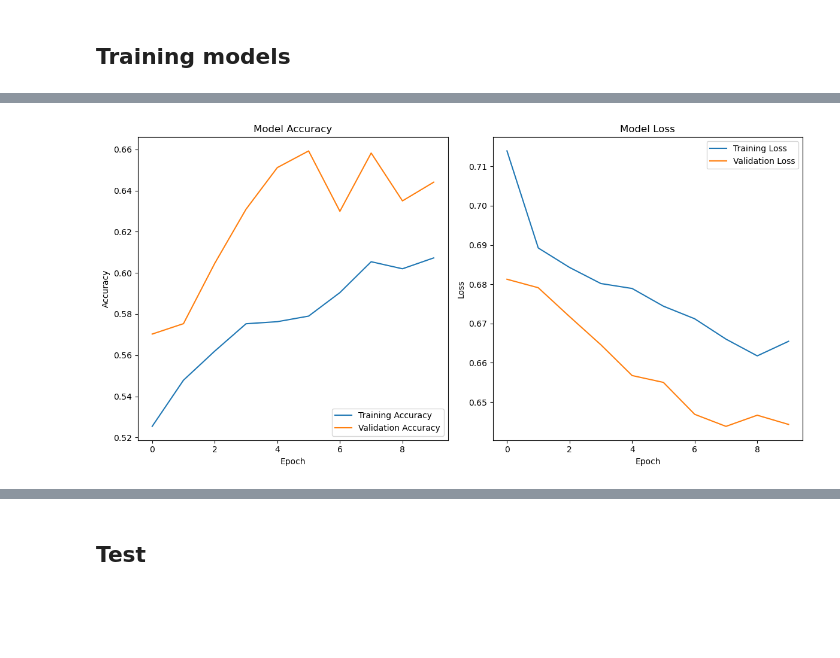
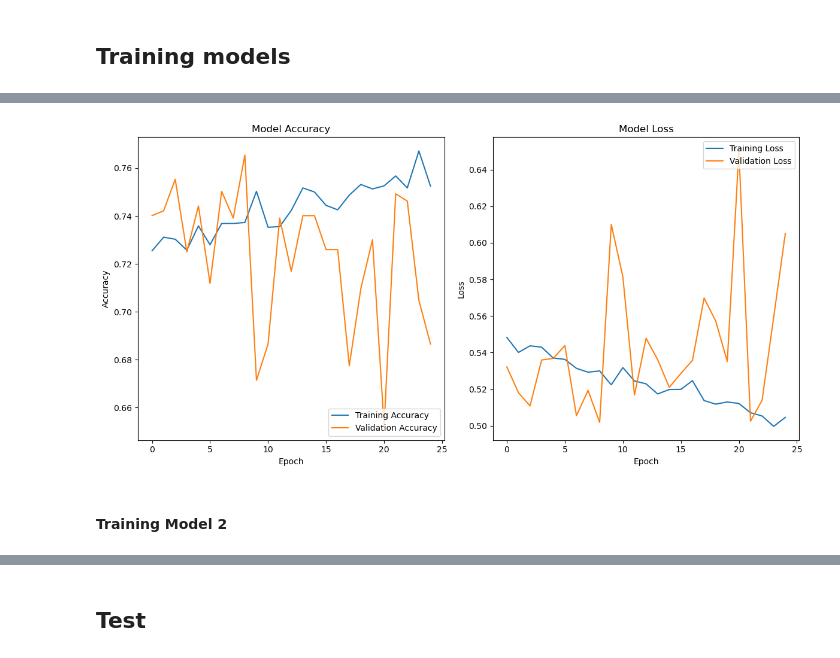
Before and after one commit to rohan8980/DeepGuard, a Jupyter notebook: Notebooks/Data Modelling.ipynb, the cells around one changed output, grey strips where cells are left out. Drawn from its saved outputs; the diff is of its cells as text; code cells hidden in the pictures; blank space fills up the shorter version.

Commit message:
First model

```diff
--- a/Notebooks/Data Modelling.ipynb
+++ b/Notebooks/Data Modelling.ipynb
@@ -213,6 +213,9 @@ model1 = Sequential([                                                  # 224x224
     Conv2D(64, (3, 3), activation='relu'),                             # 109x109x64
     MaxPooling2D(pool_size=(2, 2)),                                    # 54x54x64
 
+    Conv2D(128, (3, 3), activation='relu'),
+    MaxPooling2D(pool_size=(2, 2)),
+
     Flatten(),
     Dense(256, activation='relu'),
     Dropout(0.5),
@@ -288,8 +334,11 @@ def train_gen (model, train_generator, valid_generator, epochs, batch_size):
+# %%
+model1.load_weights('model1_50.h5')
 # %%
 batch_size = 32
-epochs=10
+epochs=25
 
-history = model1.fit(
+# history1 = train_gen(model1, train_augmented_generator, valid_augmented_generator, 10, 32)
+history1 = model1.fit(
     train_augmented_generator,
     steps_per_epoch=len(train_augmented_generator),
     epochs=epochs,
@@ -334,24 +369,24 @@ Epoch 10/10
 # %%
 fig, axs = plt.subplots(1, 2, figsize=(12, 6))
 
 # Plot training & validation accuracy values
-axs[0].plot(history.history['accuracy'], label='Training Accuracy')
-axs[0].plot(history.history['val_accuracy'], label='Validation Accuracy')
+axs[0].plot(history1.history['accuracy'], label='Training Accuracy')
+axs[0].plot(history1.history['val_accuracy'], label='Validation Accuracy')
 axs[0].set_title('Model Accuracy')
 axs[0].set_ylabel('Accuracy')
 axs[0].set_xlabel('Epoch')
 axs[0].legend(loc='lower right')
 
 # Plot training & validation loss values
-axs[1].plot(history.history['loss'], label='Training Loss')
-axs[1].plot(history.history['val_loss'], label='Validation Loss')
+axs[1].plot(history1.history['loss'], label='Training Loss')
+axs[1].plot(history1.history['val_loss'], label='Validation Loss')
 axs[1].set_title('Model Loss')
 axs[1].set_ylabel('Loss')
 axs[1].set_xlabel('Epoch')
 axs[1].legend(loc='upper right')
 
 # Adjust layout
 plt.tight_layout()
 plt.show()
 # %% [output]
-[figure, old version]
+[figure, new version]
@@ -366,0 +393,2 @@ plt.show()
+# %% [markdown]
+#### Training Model 2
```
Also changed, not shown: parts of 22 cells of this notebook.
